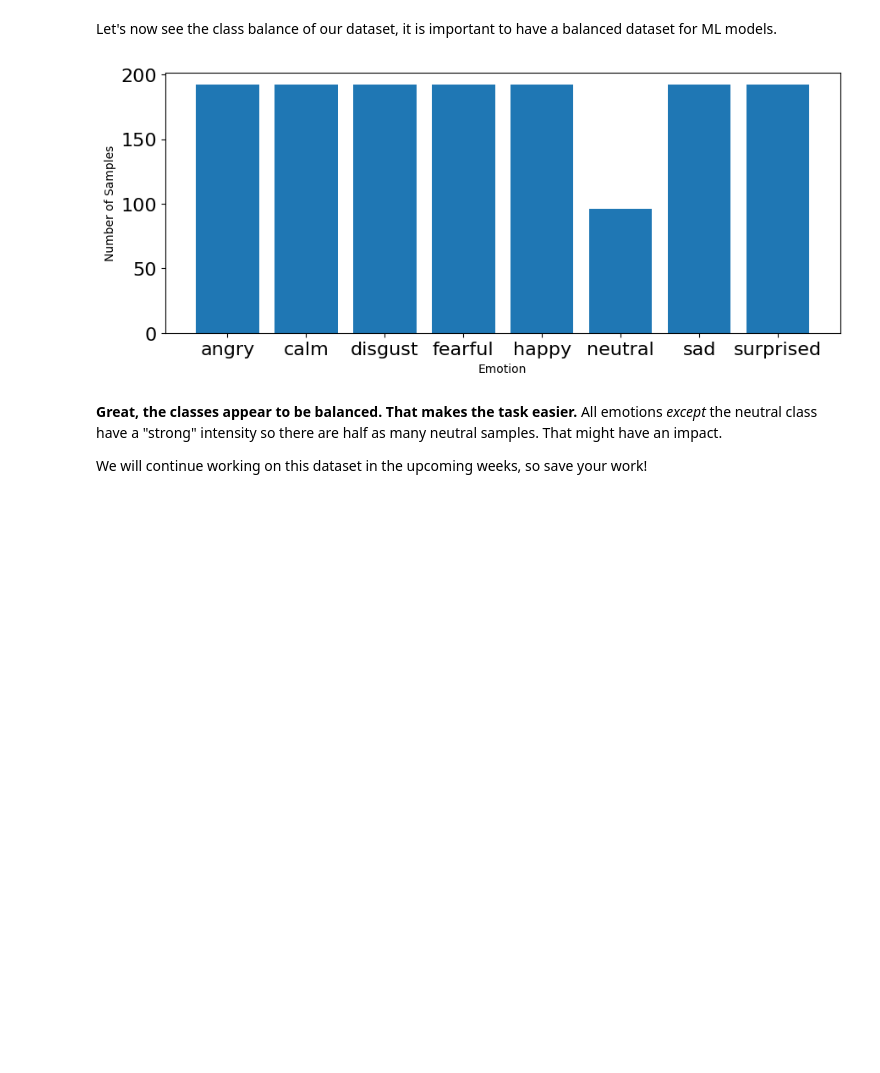
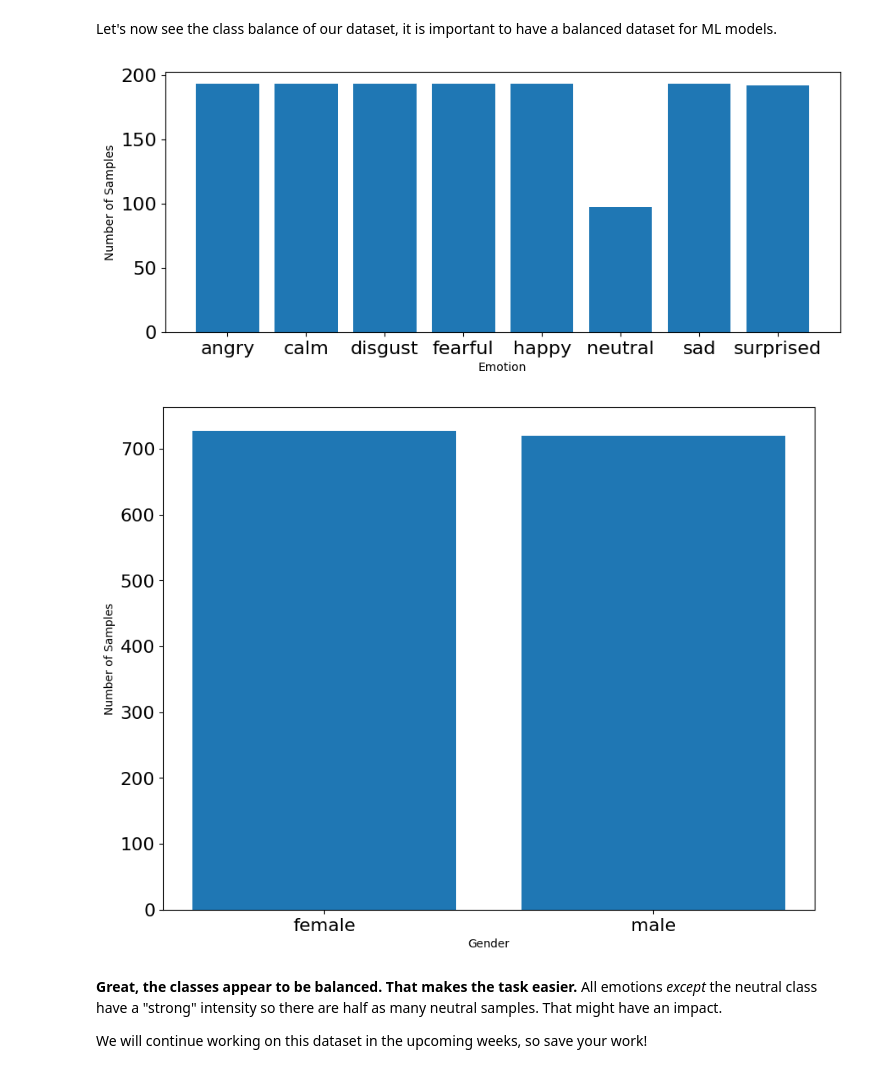
Before and after one commit to IAT-ExploringAI-2025/Week2-DataPreprocessing, a Jupyter notebook: Week 2.ipynb, the cells around one changed output. Cells and saved outputs as stored; diff of their text form; code cells hidden in the pictures; blank space fills up the shorter version.

Commit message:
Added own audio samples and added a gender table

```diff
--- a/Week 2.ipynb
+++ b/Week 2.ipynb
@@ -665,6 +572,11 @@ emotions_dict ={
   '07':'disgust',
   '08':'surprised'
 }
+
+gender_dict = {
+    '01': 'male',
+    '02': 'female'
+}
 # %% [markdown]
 Now we're going to load our data and extract the emotion names according to the list we provided above.
 # %%
@@ -673,15 +585,21 @@ import os, glob
 def load_data():
     X,y=[],[]
     count = 0
-    for file in glob.glob("Audio Data/Audio Data/Audio_Speech_Actors_01-24/Actor_*/*.wav"):
+    for file in glob.glob("/content/drive/MyDrive/IAT 360/Audio Data/Actor_*/*.wav"):
         file_name=os.path.basename(file)
         emotion=emotions_dict[file_name.split("-")[2]]
+        if(int(file_name.split("-")[6].split('.')[0]) % 2):
+          gender=gender_dict['01']
+        else:
+          gender=gender_dict['02']
+
         #features = get_features(file)
-        #X.append(features)
+        X.append(gender)
         y.append(emotion)
         count += 1
         # '\r' + end='' results in printing over same line
-        print('\r' + f' Processed {count}/{1440} audio samples',end=' ')
+        print('\r' + f' Processed {count}/{1448} audio samples',end=' ')
+        print(gender)
     # Return arrays to plug into sklearn's cross-validation algorithms
     return np.array(X), np.array(y)
 # %% [markdown]
@@ -696,17 +630,29 @@ Let's now see the class balance of our dataset, it is important to have a balanc
 # %%
 # plot emotions
 plt.figure(figsize=(35,4))
 plt.subplot(1,3,1)
 #np.unique returns ordered list of unique elements and count of each element
 emotion_list, count = np.unique(emotions, return_counts=True)
 plt.bar(x=range(8), height=count)
 plt.xticks(ticks=range(8), labels = [emotion for emotion in emotion_list],fontsize=10)
 plt.xlabel('Emotion')
 plt.tick_params(labelsize=16)
 plt.ylabel('Number of Samples')
 plt.show()
+
+# plot gender
+plt.figure(figsize=(35,8))
+plt.subplot(1,3,1)
+gender_list, count = np.unique(features, return_counts=True)
+plt.bar(x=range(2), height=count)
+plt.xticks(ticks=range(2), labels = [gender for gender in gender_list],fontsize=10)
+plt.xlabel('Gender')
+plt.tick_params(labelsize=16)
+plt.ylabel('Number of Samples')
+plt.show()
 # %% [output]
 [figure]
+[figure, added]
 # %% [markdown]
 **Great, the classes appear to be balanced. That makes the task easier.** All emotions _except_ the neutral class have a "strong" intensity so there are half as many neutral samples. That might have an impact.
 
```
Also changed, not shown: parts of 21 cells of this notebook.
